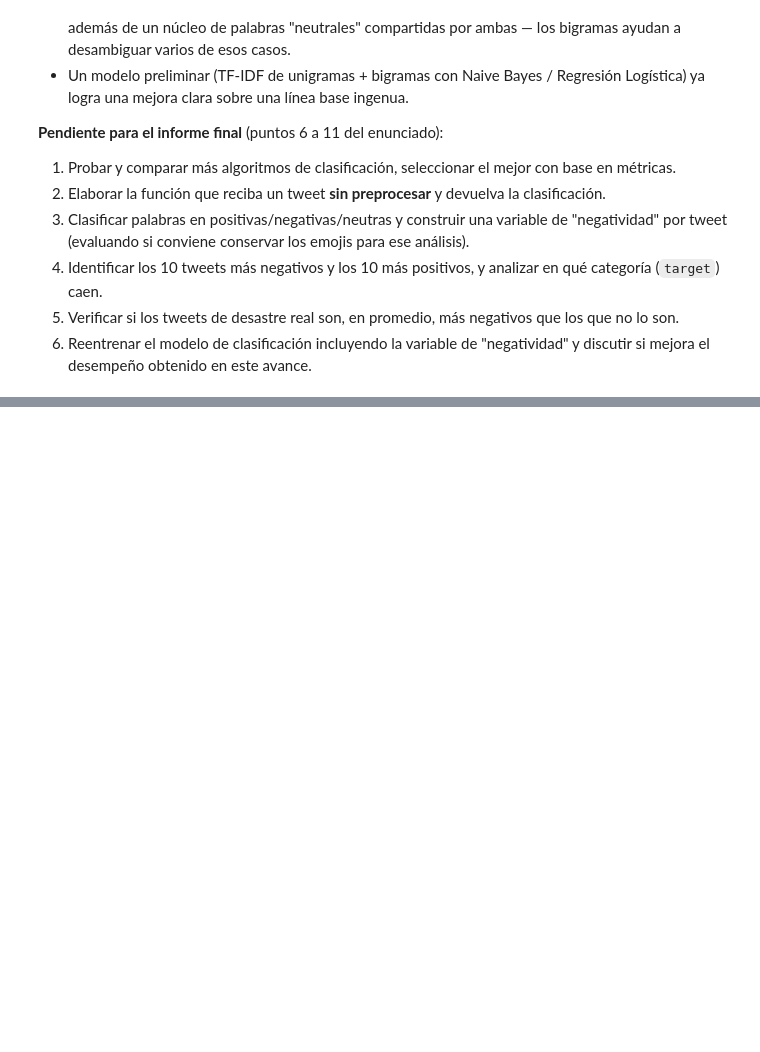
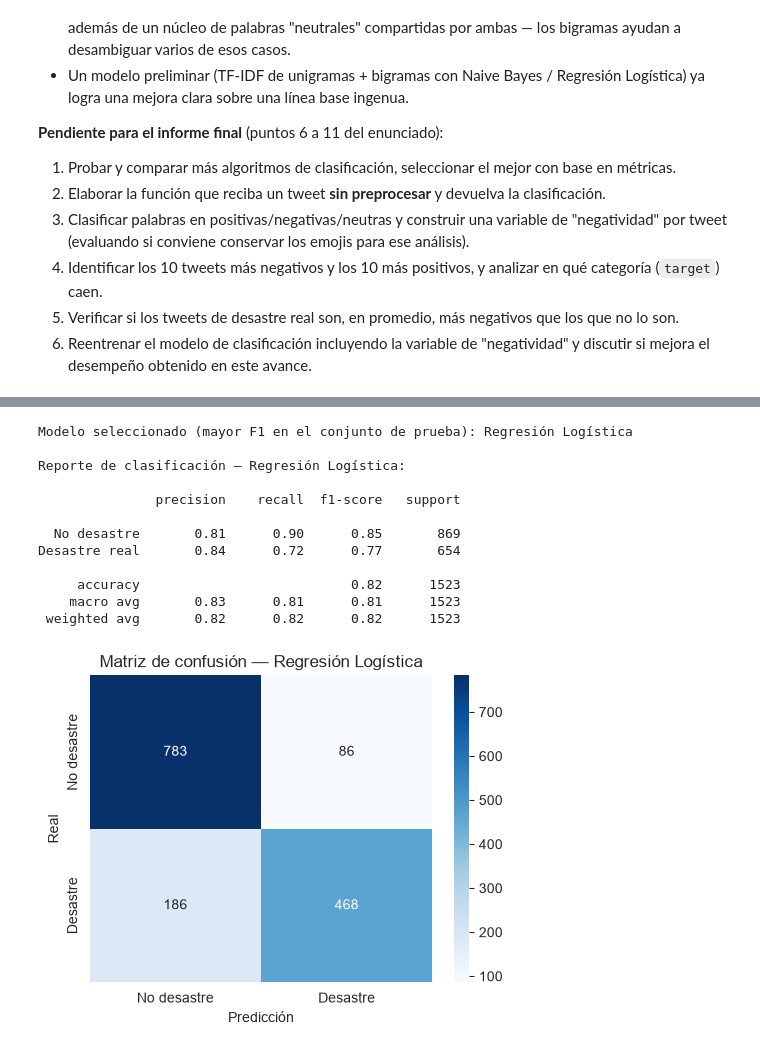
Before and after one commit to rocha30/mineria_txt_anlss_sntmnts, a Jupyter notebook: EDA.ipynb, the cells around one changed output, grey strips where cells are left out. Cells and saved outputs as stored; diff of their text form; code cells hidden in the pictures; blank space fills up the shorter version.

```diff
--- a/EDA.ipynb
+++ b/EDA.ipynb
@@ -965,0 +1060,35 @@ N-gramas que más empujan la predicción hacia 'NO DESASTRE':
+# %%
+mejor_modelo_nombre = tabla_resultados.index[0]
+mejor_modelo = modelos_entrenados[mejor_modelo_nombre]
+
+print(f"Modelo seleccionado (mayor F1 en el conjunto de prueba): {mejor_modelo_nombre}")
+print()
+print(f"Reporte de clasificación — {mejor_modelo_nombre}:\n")
+print(classification_report(
+    y_test, predicciones[mejor_modelo_nombre],
+    target_names=["No desastre", "Desastre real"]
+))
+
+fig, ax = plt.subplots(figsize=(5, 4))
+cm = confusion_matrix(y_test, predicciones[mejor_modelo_nombre])
+sns.heatmap(cm, annot=True, fmt="d", cmap="Blues", ax=ax,
+            xticklabels=["No desastre", "Desastre"], yticklabels=["No desastre", "Desastre"])
+ax.set_title(f"Matriz de confusión — {mejor_modelo_nombre}")
+ax.set_xlabel("Predicción")
+ax.set_ylabel("Real")
+plt.tight_layout()
+plt.show()
+# %% [output]
+Modelo seleccionado (mayor F1 en el conjunto de prueba): Regresión Logística
+
+Reporte de clasificación — Regresión Logística:
+
+               precision    recall  f1-score   support
+
+  No desastre       0.81      0.90      0.85       869
+Desastre real       0.84      0.72      0.77       654
+
+     accuracy                           0.82      1523
+    macro avg       0.83      0.81      0.81      1523
+ weighted avg       0.82      0.82      0.82      1523
+[figure, added]
```
Also changed, not shown: parts of 24 cells of this notebook.
